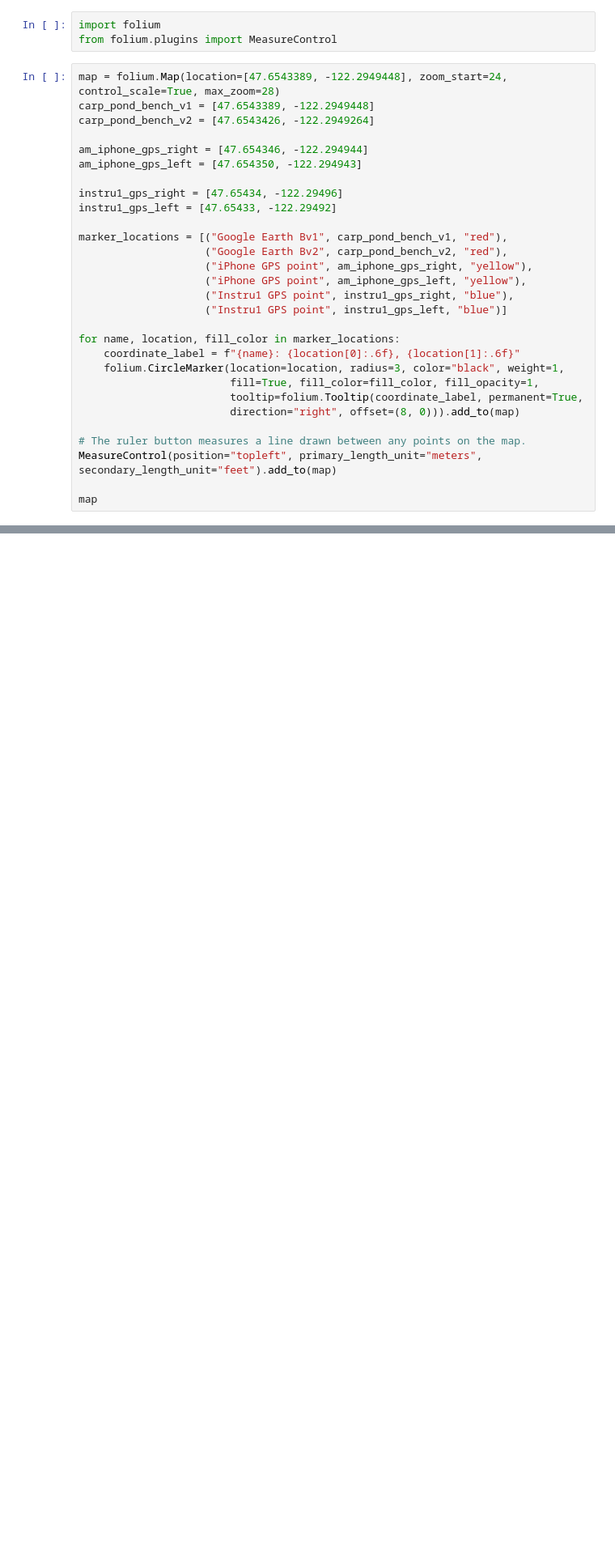
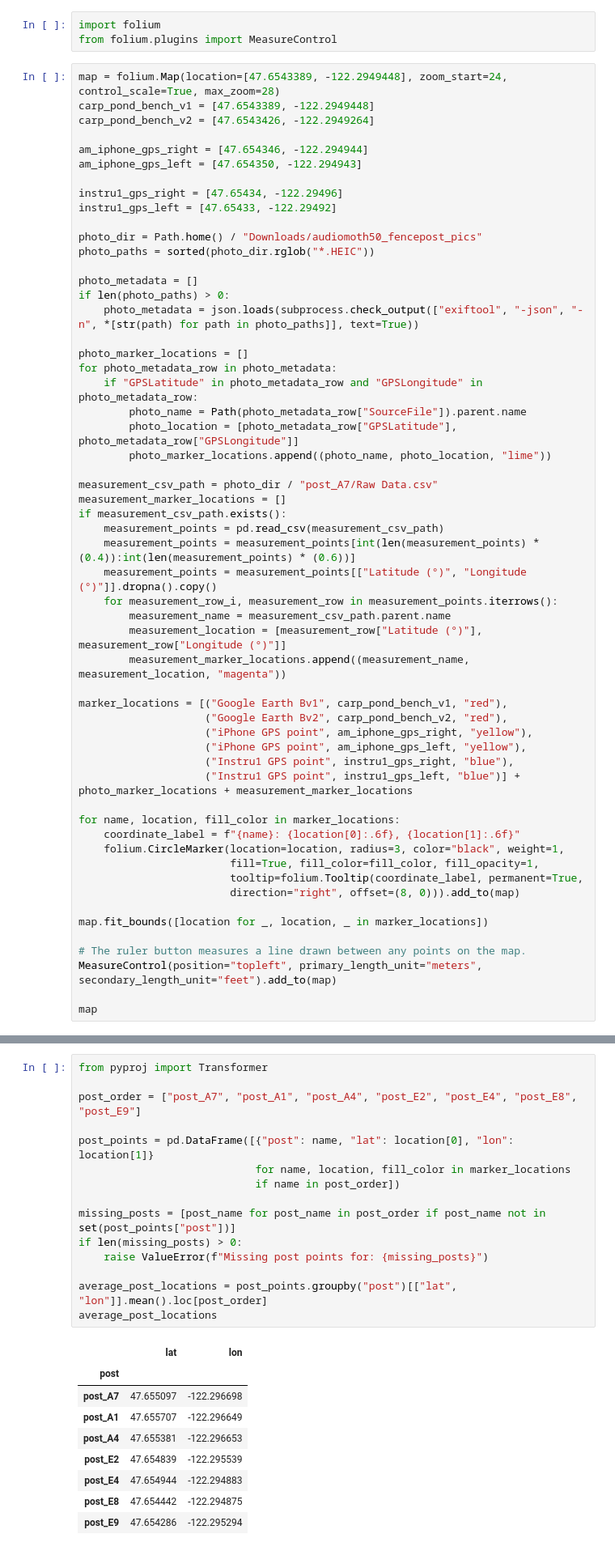
Before and after one commit to aditya-uw/bat-detector-msds, a Jupyter notebook: daily_notebooks/20260624__audiomoth_GPS_TESTatA7_ground_truth_plot.ipynb, the cells around one changed output, grey strips where cells are left out. Shown at 81% size. Cells and saved outputs as stored; diff of their text form; blank space fills up the shorter version.

```diff
--- a/daily_notebooks/20260624__audiomoth_GPS_TESTatA7_ground_truth_plot.ipynb
+++ b/daily_notebooks/20260624__audiomoth_GPS_TESTatA7_ground_truth_plot.ipynb
@@ -21,12 +23,37 @@ am_iphone_gps_left = [47.654350, -122.294943]
 instru1_gps_right = [47.65434, -122.29496]
 instru1_gps_left = [47.65433, -122.29492]
 
+photo_dir = Path.home() / "Downloads/audiomoth50_fencepost_pics"
+photo_paths = sorted(photo_dir.rglob("*.HEIC"))
+
+photo_metadata = []
+if len(photo_paths) > 0:
+    photo_metadata = json.loads(subprocess.check_output(["exiftool", "-json", "-n", *[str(path) for path in photo_paths]], text=True))
+
+photo_marker_locations = []
+for photo_metadata_row in photo_metadata:
+    if "GPSLatitude" in photo_metadata_row and "GPSLongitude" in photo_metadata_row:
+        photo_name = Path(photo_metadata_row["SourceFile"]).parent.name
+        photo_location = [photo_metadata_row["GPSLatitude"], photo_metadata_row["GPSLongitude"]]
+        photo_marker_locations.append((photo_name, photo_location, "lime"))
+
+measurement_csv_path = photo_dir / "post_A7/Raw Data.csv"
+measurement_marker_locations = []
+if measurement_csv_path.exists():
+    measurement_points = pd.read_csv(measurement_csv_path)
+    measurement_points = measurement_points[int(len(measurement_points) * (0.4)):int(len(measurement_points) * (0.6))]
+    measurement_points = measurement_points[["Latitude (°)", "Longitude (°)"]].dropna().copy()
+    for measurement_row_i, measurement_row in measurement_points.iterrows():
+        measurement_name = measurement_csv_path.parent.name
+        measurement_location = [measurement_row["Latitude (°)"], measurement_row["Longitude (°)"]]
+        measurement_marker_locations.append((measurement_name, measurement_location, "magenta"))
+
 marker_locations = [("Google Earth Bv1", carp_pond_bench_v1, "red"),
                     ("Google Earth Bv2", carp_pond_bench_v2, "red"),
                     ("iPhone GPS point", am_iphone_gps_right, "yellow"),
                     ("iPhone GPS point", am_iphone_gps_left, "yellow"),
                     ("Instru1 GPS point", instru1_gps_right, "blue"),
-                    ("Instru1 GPS point", instru1_gps_left, "blue")]
+                    ("Instru1 GPS point", instru1_gps_left, "blue")] + photo_marker_locations + measurement_marker_locations
 
 for name, location, fill_color in marker_locations:
     coordinate_label = f"{name}: {location[0]:.6f}, {location[1]:.6f}"
@@ -35,6 +62,8 @@ for name, location, fill_color in marker_locations:
                         tooltip=folium.Tooltip(coordinate_label, permanent=True,
                         direction="right", offset=(8, 0))).add_to(map)
 
+map.fit_bounds([location for _, location, _ in marker_locations])
+
 # The ruler button measures a line drawn between any points on the map.
 MeasureControl(position="topleft", primary_length_unit="meters", secondary_length_unit="feet").add_to(map)
 
@@ -43 +73,26 @@ map
 [interactive output not drawn]
+# %%
+from pyproj import Transformer
+
+post_order = ["post_A7", "post_A1", "post_A4", "post_E2", "post_E4", "post_E8", "post_E9"]
+
+post_points = pd.DataFrame([{"post": name, "lat": location[0], "lon": location[1]}
+                            for name, location, fill_color in marker_locations
+                            if name in post_order])
+
+missing_posts = [post_name for post_name in post_order if post_name not in set(post_points["post"])]
+if len(missing_posts) > 0:
+    raise ValueError(f"Missing post points for: {missing_posts}")
+
+average_post_locations = post_points.groupby("post")[["lat", "lon"]].mean().loc[post_order]
+average_post_locations
+# %% [output]
+|  | lat | lon |
+| post |  |  |
+| post_A7 | 47.655097 | -122.296698 |
+| post_A1 | 47.655707 | -122.296649 |
+| post_A4 | 47.655381 | -122.296653 |
+| post_E2 | 47.654839 | -122.295539 |
+| post_E4 | 47.654944 | -122.294883 |
+| post_E8 | 47.654442 | -122.294875 |
+| post_E9 | 47.654286 | -122.295294 |
```
Also changed, not shown: parts of 5 cells of this notebook, 2 other files.
